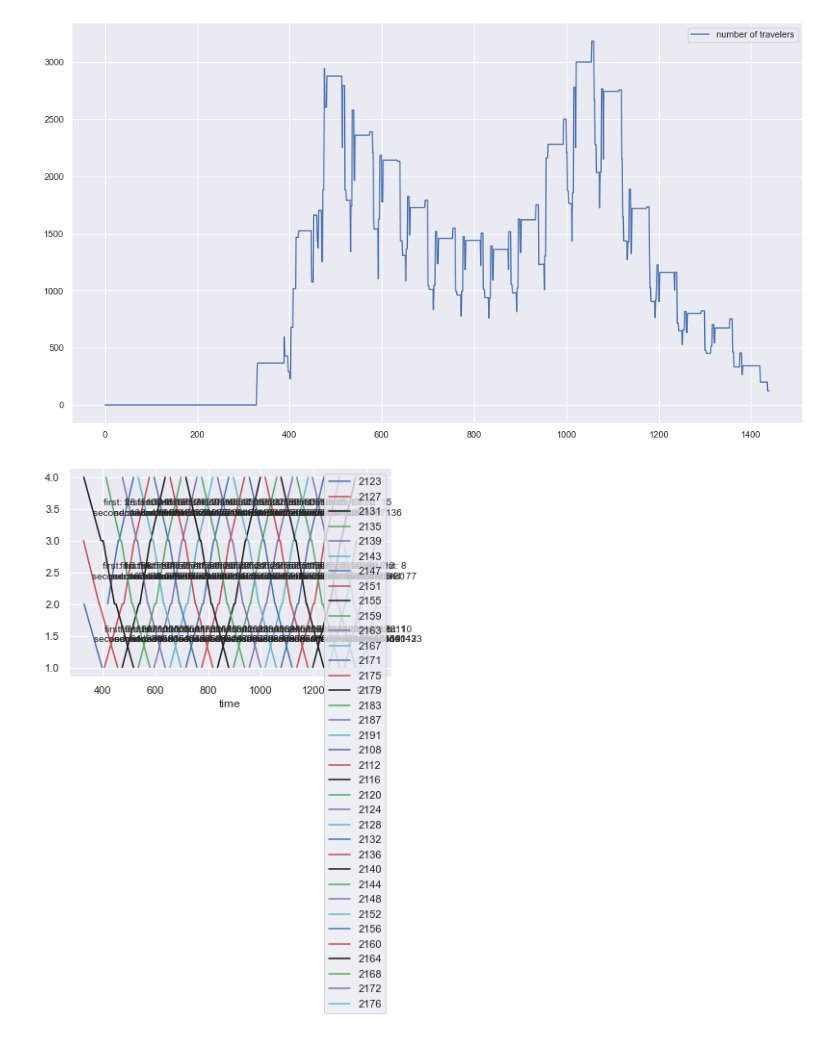
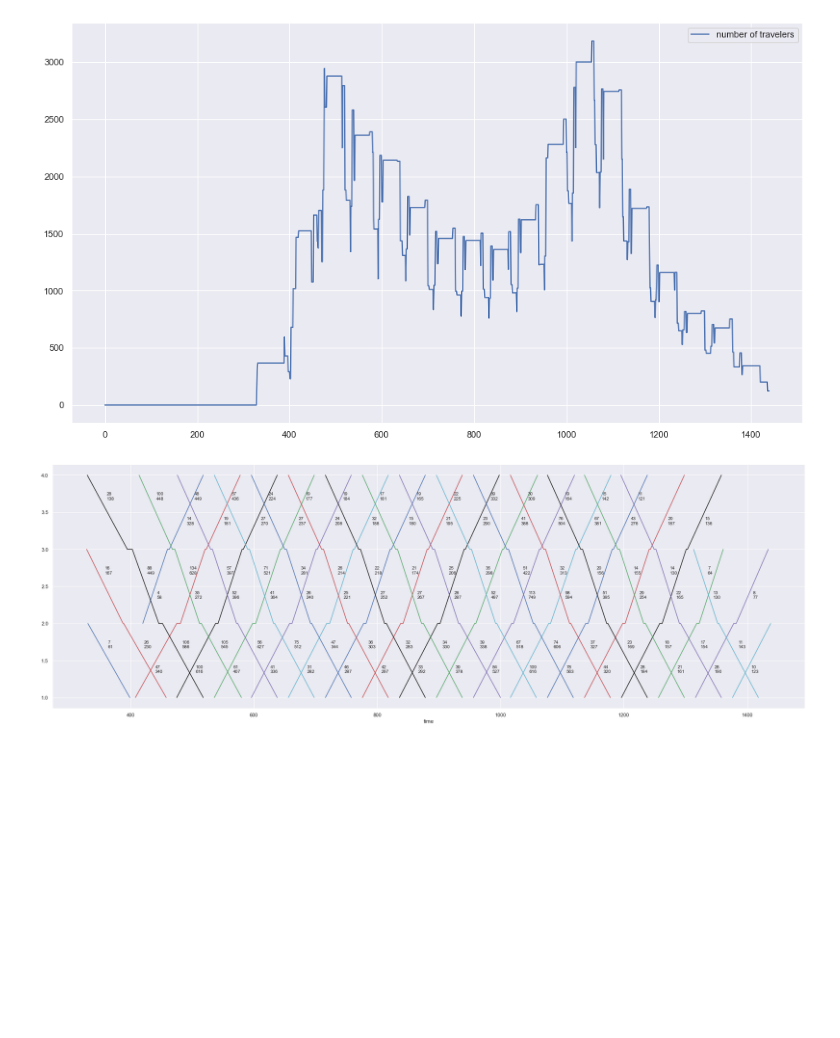
Before and after one commit to Sun-flowerSamurai/train-modelling, a Jupyter notebook: loading_train_data.ipynb, the cells around one changed output. Saved outputs shown, nothing was run; the diff lists cells and outputs as text; code cells hidden in the pictures; blank space fills up the shorter version.

```diff
--- a/loading_train_data.ipynb
+++ b/loading_train_data.ipynb
@@ -5,7 +5,6 @@ import matplotlib as mpl
 import matplotlib.pyplot as plt
 import seaborn as sns
 sns.set()
-plt.rcParams['figure.figsize'] = [40, 10]
 plt.rcParams['lines.markeredgewidth'] = 1
 
 %matplotlib inline
@@ -136,35 +135,35 @@ class Train:
 
         ax=self.ax
 
-        self.schedule.plot(kind='line', x='time', y='place', ax=ax, color=col)
+        self.schedule.plot(kind='line', x='time', y='place', ax=ax, color=col, figsize=(30,10))
 
         for index, row in self._schedule.iterrows():
-            offset_t = 2
-            offset_p = -0.1
-            place = (row[0] + row[1])/2 + offset_p
-            time = (row[2] + row[3])/2 + offset_t
+            offset_t = 10
+            offset_p = 0
+            place = row[0] - (row[0] - row[1])/3 + offset_p
+            time = row[2] - (row[2] - row[3])/3 + offset_t
 
-            ax.text(time, place, f'    first: {row[4]}\nsecond: {row[5]}')
+            ax.text(time, place, f'{row[4]}\n{row[5]}')
 # %%
 class VisualizeSchedule:
     def __init__(self, trains_to_visualize: dict) -> None:
         """Setup the schedule that needs to be visualized.
         """
 
         self.trains = trains_to_visualize
 
     def visualize(self) -> None:
         """Show the space-time plot of the train schedule.
         """
 
         ax = plt.gca()
 
         for key, value in self.trains.items():
             train = Train(key, value, ax)
             train.plot()
-            plt.legend(self.trains.keys())
+            plt.legend().remove()
 
 viz = VisualizeSchedule(trains)
 viz.visualize()
 # %% [output]
-[figure, old version]
+[figure, new version]
```
